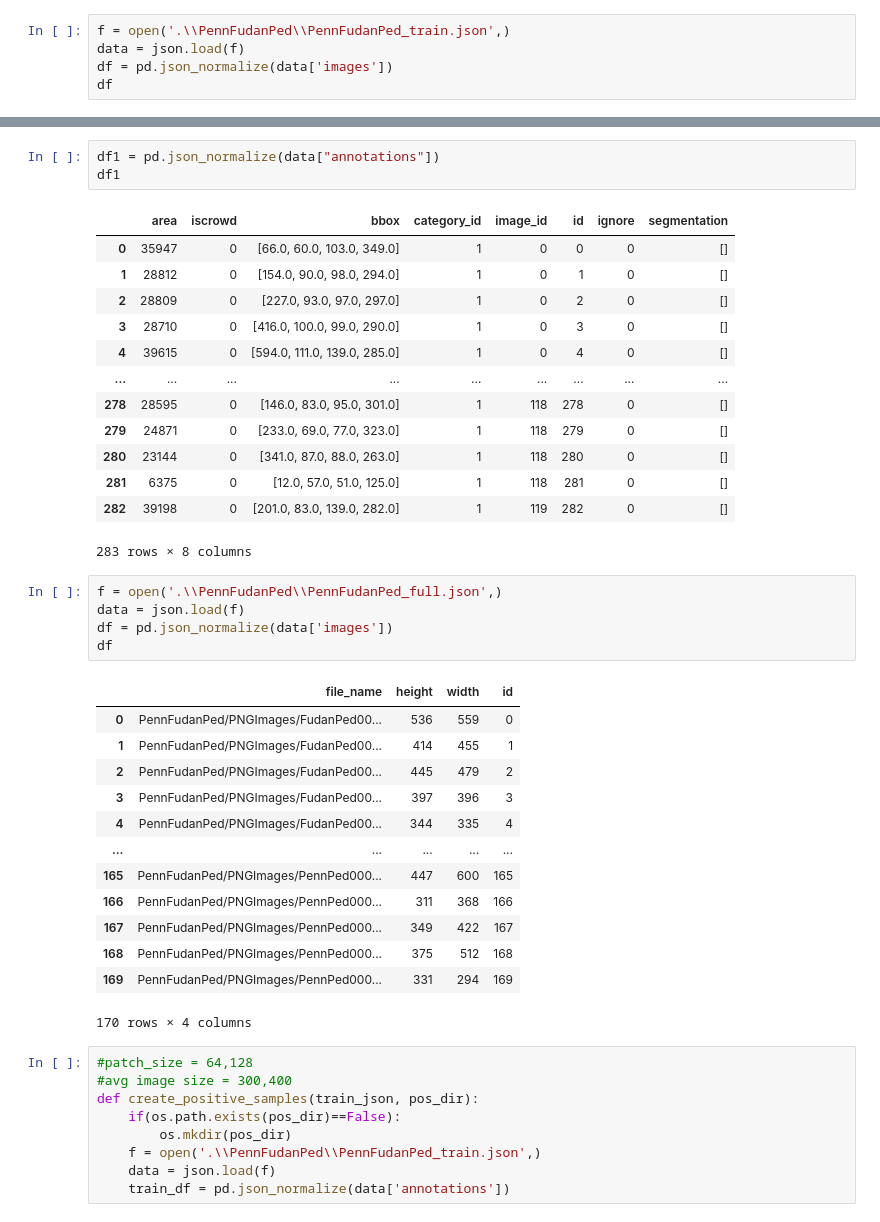
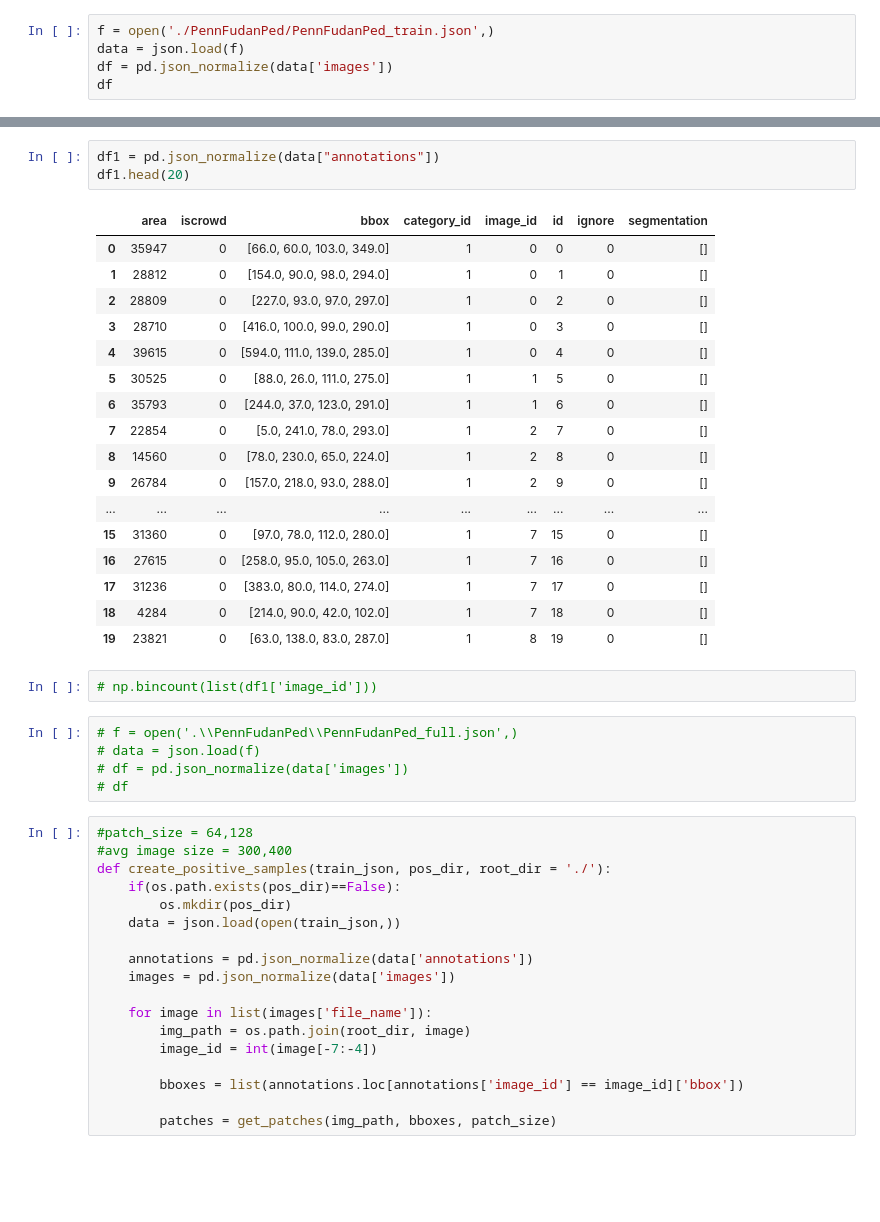
Before and after one commit to aditi184/PedestrianDetection, a Jupyter notebook: notebook.ipynb, the cells around one changed output, grey strips where cells are left out. Saved outputs shown, nothing was run; the diff lists cells and outputs as text; blank space fills up the shorter version.

Commit message:
part1-b reading data

```diff
--- a/notebook.ipynb
+++ b/notebook.ipynb
@@ -5,5 +15,5 @@ import os
 # %%
-f = open('.\\PennFudanPed\\PennFudanPed_train.json',)
+f = open('./PennFudanPed/PennFudanPed_train.json',)
 data = json.load(f)
 df = pd.json_normalize(data['images'])
 df
@@ -10,45 +34,46 @@ df
 # %%
 df1 = pd.json_normalize(data["annotations"])
-df1
+df1.head(20)
 # %% [output]
 |  | area | iscrowd | bbox | category_id | image_id | id | ignore | segmentation |
 | 0 | 35947 | 0 | [66.0, 60.0, 103.0, 349.0] | 1 | 0 | 0 | 0 | [] |
 | 1 | 28812 | 0 | [154.0, 90.0, 98.0, 294.0] | 1 | 0 | 1 | 0 | [] |
 | 2 | 28809 | 0 | [227.0, 93.0, 97.0, 297.0] | 1 | 0 | 2 | 0 | [] |
 | 3 | 28710 | 0 | [416.0, 100.0, 99.0, 290.0] | 1 | 0 | 3 | 0 | [] |
 | 4 | 39615 | 0 | [594.0, 111.0, 139.0, 285.0] | 1 | 0 | 4 | 0 | [] |
+| 5 | 30525 | 0 | [88.0, 26.0, 111.0, 275.0] | 1 | 1 | 5 | 0 | [] |
+| 6 | 35793 | 0 | [244.0, 37.0, 123.0, 291.0] | 1 | 1 | 6 | 0 | [] |
+| 7 | 22854 | 0 | [5.0, 241.0, 78.0, 293.0] | 1 | 2 | 7 | 0 | [] |
+| 8 | 14560 | 0 | [78.0, 230.0, 65.0, 224.0] | 1 | 2 | 8 | 0 | [] |
+| 9 | 26784 | 0 | [157.0, 218.0, 93.0, 288.0] | 1 | 2 | 9 | 0 | [] |
 | ... | ... | ... | ... | ... | ... | ... | ... | ... |
-| 278 | 28595 | 0 | [146.0, 83.0, 95.0, 301.0] | 1 | 118 | 278 | 0 | [] |
-| 279 | 24871 | 0 | [233.0, 69.0, 77.0, 323.0] | 1 | 118 | 279 | 0 | [] |
-| 280 | 23144 | 0 | [341.0, 87.0, 88.0, 263.0] | 1 | 118 | 280 | 0 | [] |
-| 281 | 6375 | 0 | [12.0, 57.0, 51.0, 125.0] | 1 | 118 | 281 | 0 | [] |
-| 282 | 39198 | 0 | [201.0, 83.0, 139.0, 282.0] | 1 | 119 | 282 | 0 | [] |
+| 15 | 31360 | 0 | [97.0, 78.0, 112.0, 280.0] | 1 | 7 | 15 | 0 | [] |
+| 16 | 27615 | 0 | [258.0, 95.0, 105.0, 263.0] | 1 | 7 | 16 | 0 | [] |
+| 17 | 31236 | 0 | [383.0, 80.0, 114.0, 274.0] | 1 | 7 | 17 | 0 | [] |
+| 18 | 4284 | 0 | [214.0, 90.0, 42.0, 102.0] | 1 | 7 | 18 | 0 | [] |
+| 19 | 23821 | 0 | [63.0, 138.0, 83.0, 287.0] | 1 | 8 | 19 | 0 | [] |
-283 rows × 8 columns
+# %%
+# np.bincount(list(df1['image_id']))
 # %%
-f = open('.\\PennFudanPed\\PennFudanPed_full.json',)
-data = json.load(f)
-df = pd.json_normalize(data['images'])
-df
+# f = open('.\\PennFudanPed\\PennFudanPed_full.json',)
+# data = json.load(f)
+# df = pd.json_normalize(data['images'])
+# df
-# %% [output]
-|  | file_name | height | width | id |
-| 0 | PennFudanPed/PNGImages/FudanPed00... | 536 | 559 | 0 |
-| 1 | PennFudanPed/PNGImages/FudanPed00... | 414 | 455 | 1 |
-| 2 | PennFudanPed/PNGImages/FudanPed00... | 445 | 479 | 2 |
-| 3 | PennFudanPed/PNGImages/FudanPed00... | 397 | 396 | 3 |
-| 4 | PennFudanPed/PNGImages/FudanPed00... | 344 | 335 | 4 |
-| ... | ... | ... | ... | ... |
-| 165 | PennFudanPed/PNGImages/PennPed000... | 447 | 600 | 165 |
-| 166 | PennFudanPed/PNGImages/PennPed000... | 311 | 368 | 166 |
-| 167 | PennFudanPed/PNGImages/PennPed000... | 349 | 422 | 167 |
-| 168 | PennFudanPed/PNGImages/PennPed000... | 375 | 512 | 168 |
-| 169 | PennFudanPed/PNGImages/PennPed000... | 331 | 294 | 169 |
-170 rows × 4 columns
 # %%
 #patch_size = 64,128
 #avg image size = 300,400
-def create_positive_samples(train_json, pos_dir):
+def create_positive_samples(train_json, pos_dir, root_dir = './'):
     if(os.path.exists(pos_dir)==False):
         os.mkdir(pos_dir)
-    f = open('.\\PennFudanPed\\PennFudanPed_train.json',)
-    data = json.load(f)
-    train_df = pd.json_normalize(data['annotations'])
+    data = json.load(open(train_json,))
+
+    annotations = pd.json_normalize(data['annotations'])
+    images = pd.json_normalize(data['images'])
+
+    for image in list(images['file_name']):
+        img_path = os.path.join(root_dir, image)
+        image_id = int(image[-7:-4])
+
+        bboxes = list(annotations.loc[annotations['image_id'] == image_id]['bbox'])
+
+        patches = get_patches(img_path, bboxes, patch_size)
```
Also changed, not shown: parts of 11 cells of this notebook, 1 other file.
